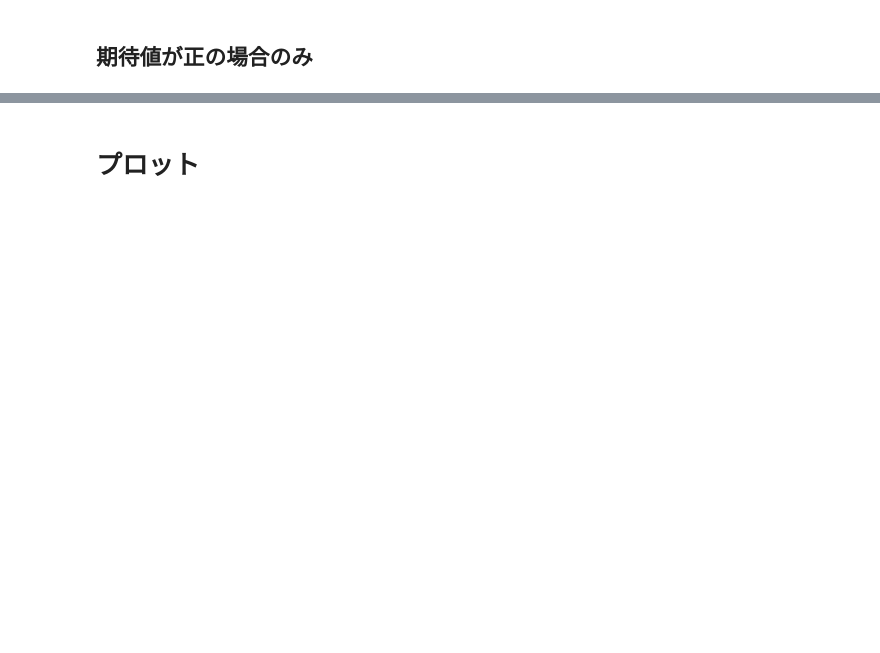
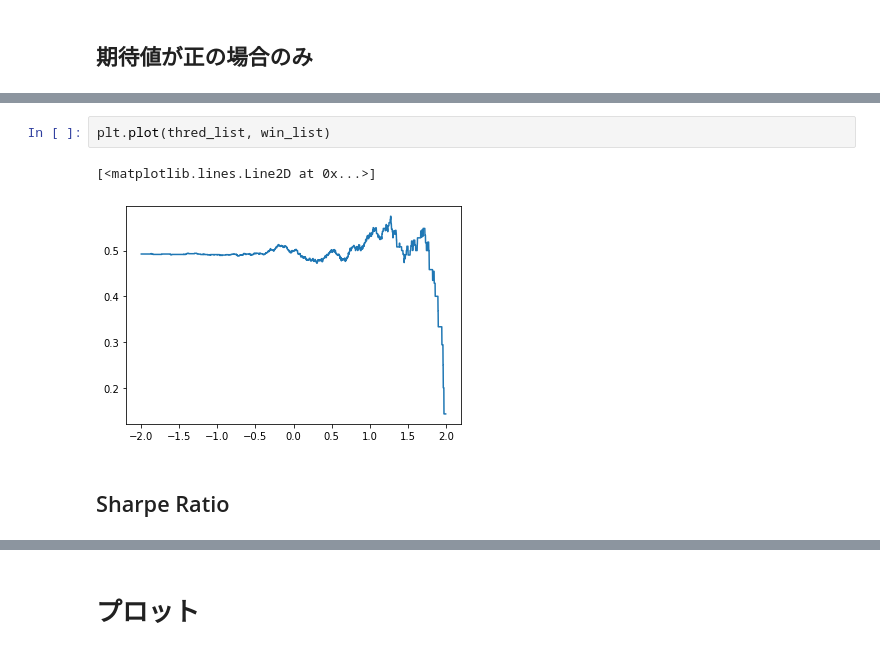
Before and after one commit to ShogoAkiyama/rltorch2, a Jupyter notebook: cnn-sentiment/qrdqn/Untitled.ipynb, the cells around one changed output, grey strips where cells are left out. Saved outputs shown, nothing was run; the diff lists cells and outputs as text; blank space fills up the shorter version.

```diff
--- a/cnn-sentiment/qrdqn/Untitled.ipynb
+++ b/cnn-sentiment/qrdqn/Untitled.ipynb
@@ -101,0 +128,7 @@ dist_hist = np.array(dist_hist).reshape(-1, 2, 51)
+# %%
+plt.plot(thred_list, win_list)
+# %% [output]
+[<matplotlib.lines.Line2D at 0x...>]
+[figure, added]
+# %% [markdown]
+## Sharpe Ratio
```
Also changed, not shown: parts of 24 cells of this notebook, 5 other files.
